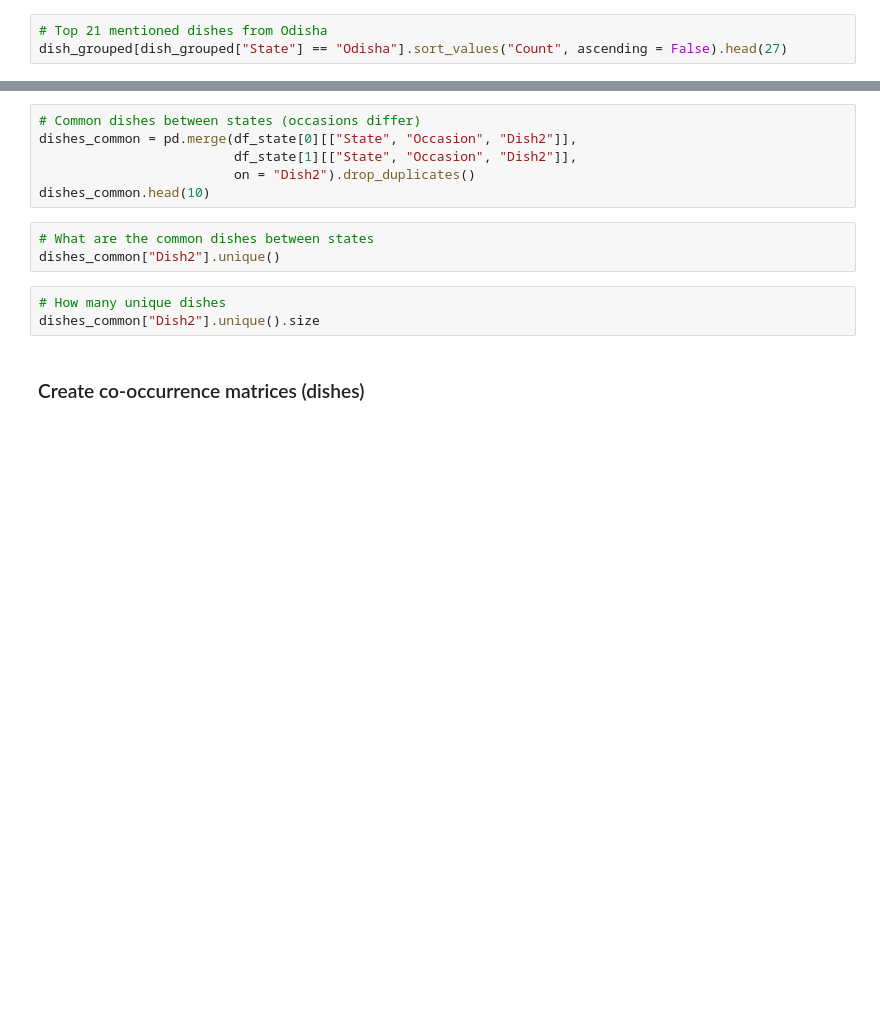
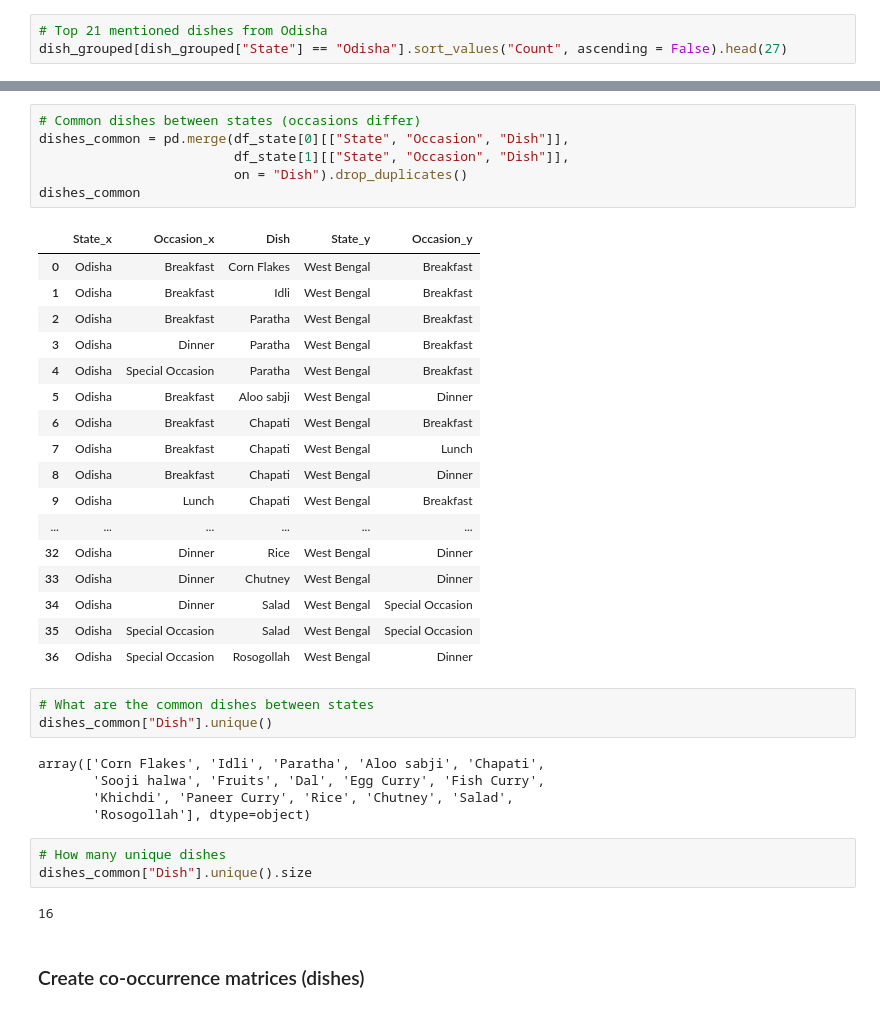
Before and after one commit to rochiecuevas/FoodChoice, a Jupyter notebook: Expert_Elicitation.ipynb, the cells around one changed output, grey strips where cells are left out. Saved outputs shown, nothing was run; the diff lists cells and outputs as text; blank space fills up the shorter version.

```diff
--- a/Expert_Elicitation.ipynb
+++ b/Expert_Elicitation.ipynb
@@ -192,15 +239,40 @@ dish_grouped2.sort_values("Count", ascending = False).head(23)
 # %%
 # Common dishes between states (occasions differ)
-dishes_common = pd.merge(df_state[0][["State", "Occasion", "Dish2"]],
-                         df_state[1][["State", "Occasion", "Dish2"]],
-                         on = "Dish2").drop_duplicates()
-dishes_common.head(10)
+dishes_common = pd.merge(df_state[0][["State", "Occasion", "Dish"]],
+                         df_state[1][["State", "Occasion", "Dish"]],
+                         on = "Dish").drop_duplicates()
+dishes_common
+# %% [output]
+|  | State_x | Occasion_x | Dish | State_y | Occasion_y |
+| 0 | Odisha | Breakfast | Corn Flakes | West Bengal | Breakfast |
+| 1 | Odisha | Breakfast | Idli | West Bengal | Breakfast |
+| 2 | Odisha | Breakfast | Paratha | West Bengal | Breakfast |
+| 3 | Odisha | Dinner | Paratha | West Bengal | Breakfast |
+| 4 | Odisha | Special Occasion | Paratha | West Bengal | Breakfast |
+| 5 | Odisha | Breakfast | Aloo sabji | West Bengal | Dinner |
+| 6 | Odisha | Breakfast | Chapati | West Bengal | Breakfast |
+| 7 | Odisha | Breakfast | Chapati | West Bengal | Lunch |
+| 8 | Odisha | Breakfast | Chapati | West Bengal | Dinner |
+| 9 | Odisha | Lunch | Chapati | West Bengal | Breakfast |
+| ... | ... | ... | ... | ... | ... |
+| 32 | Odisha | Dinner | Rice | West Bengal | Dinner |
+| 33 | Odisha | Dinner | Chutney | West Bengal | Dinner |
+| 34 | Odisha | Dinner | Salad | West Bengal | Special Occasion |
+| 35 | Odisha | Special Occasion | Salad | West Bengal | Special Occasion |
+| 36 | Odisha | Special Occasion | Rosogollah | West Bengal | Dinner |
 # %%
 # What are the common dishes between states
-dishes_common["Dish2"].unique()
+dishes_common["Dish"].unique()
+# %% [output]
+array(['Corn Flakes', 'Idli', 'Paratha', 'Aloo sabji', 'Chapati',
+       'Sooji halwa', 'Fruits', 'Dal', 'Egg Curry', 'Fish Curry',
+       'Khichdi', 'Paneer Curry', 'Rice', 'Chutney', 'Salad',
+       'Rosogollah'], dtype=object)
 # %%
 # How many unique dishes
-dishes_common["Dish2"].unique().size
+dishes_common["Dish"].unique().size
+# %% [output]
+16
 # %% [markdown]
 ### Create co-occurrence matrices (dishes)
 # %%
```
Also changed, not shown: parts of 6 cells of this notebook.
